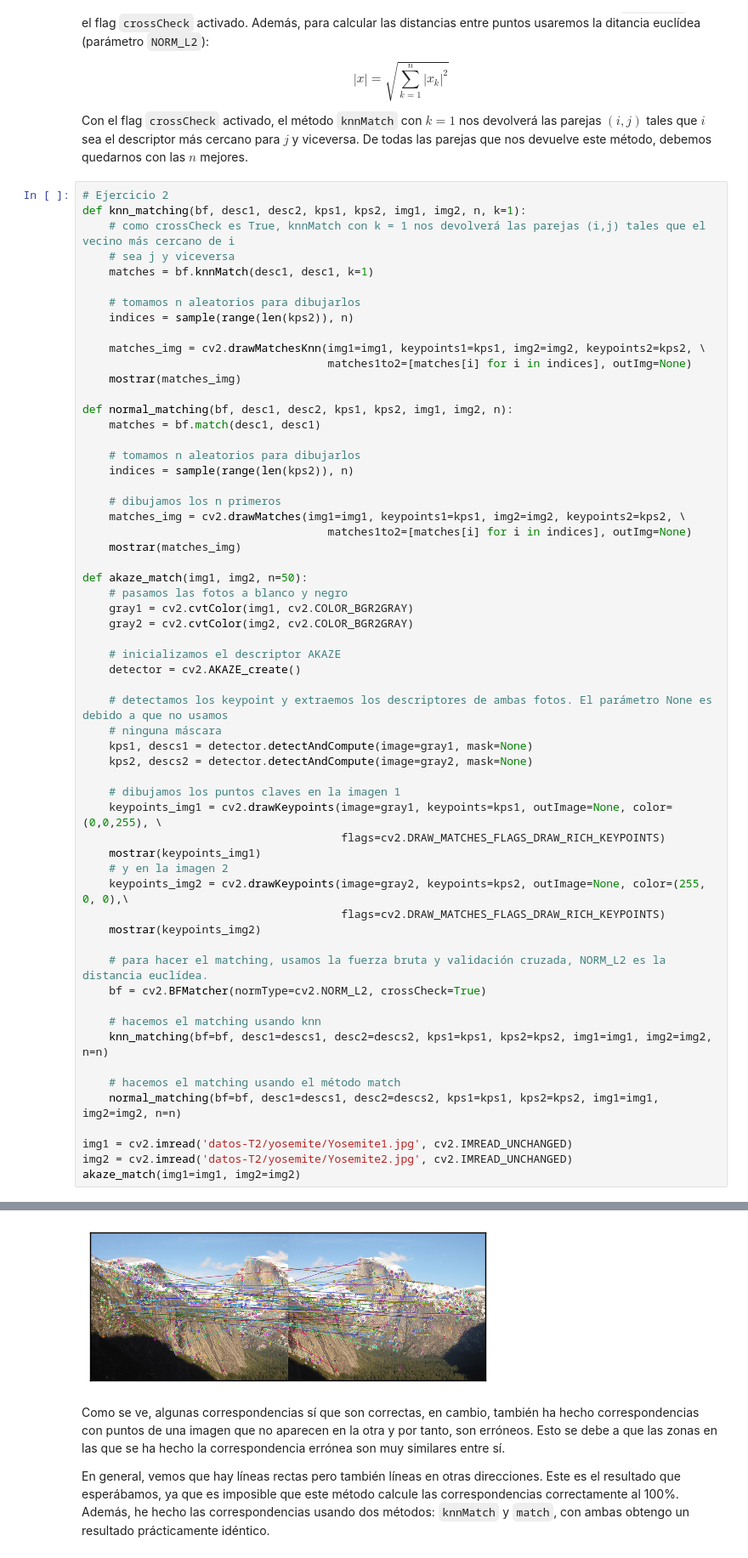
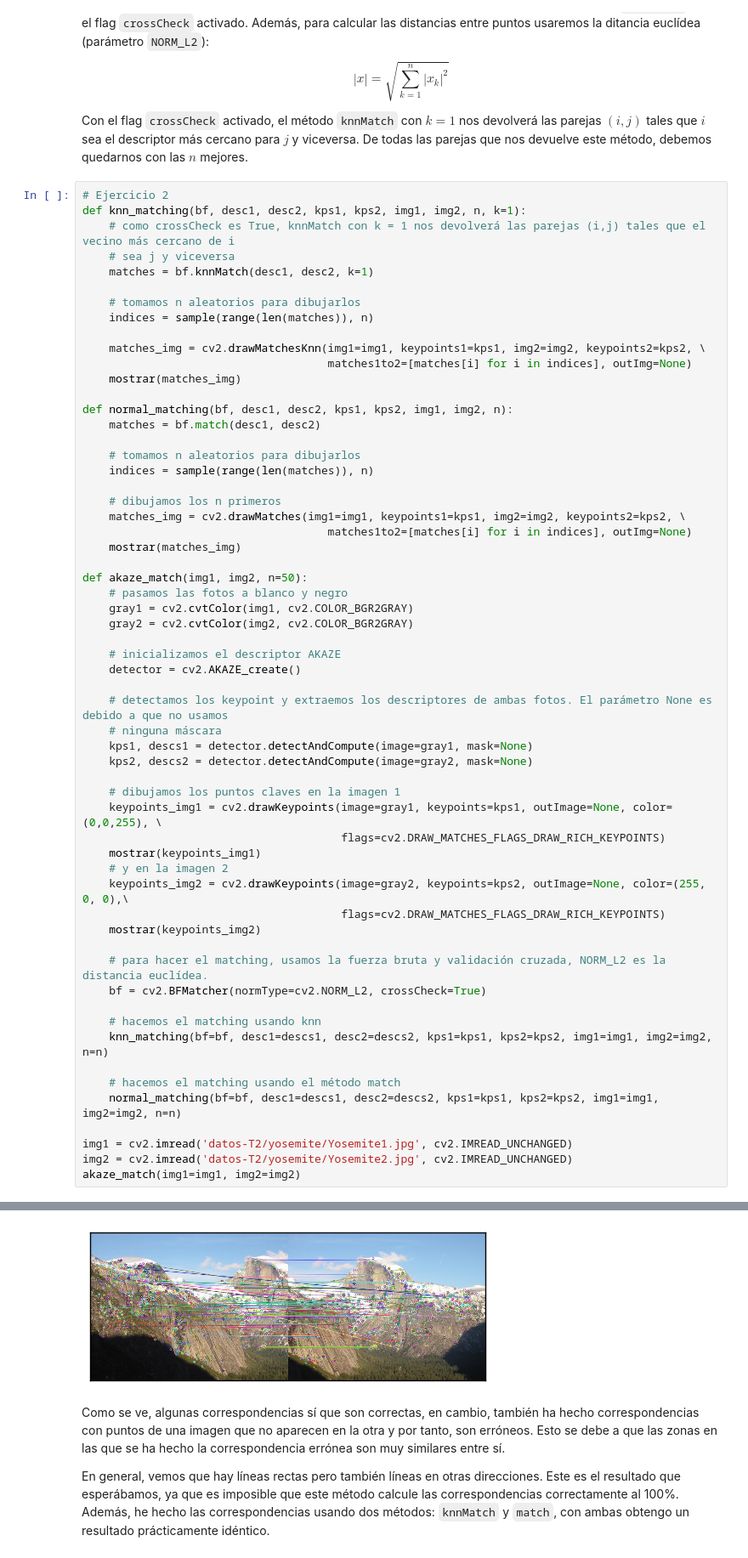
Before and after one commit to mgmacias95/Vision-por-Computador, a Jupyter notebook: P2/Visión por Computador - Práctica 2.ipynb, the cells around one changed output, grey strips where cells are left out. Shown at 85% size. Saved outputs shown, nothing was run; the diff lists cells and outputs as text.

```diff
--- a/P2/Visión por Computador - Práctica 2.ipynb
+++ b/P2/Visión por Computador - Práctica 2.ipynb
@@ -276,20 +276,20 @@ Con el flag `crossCheck` activado, el método `knnMatch` con $k=1$ nos devolver
 def knn_matching(bf, desc1, desc2, kps1, kps2, img1, img2, n, k=1):
     # como crossCheck es True, knnMatch con k = 1 nos devolverá las parejas (i,j) tales que el vecino más cercano de i
     # sea j y viceversa
-    matches = bf.knnMatch(desc1, desc1, k=1)
+    matches = bf.knnMatch(desc1, desc2, k=1)
 
     # tomamos n aleatorios para dibujarlos
-    indices = sample(range(len(kps2)), n)
+    indices = sample(range(len(matches)), n)
 
     matches_img = cv2.drawMatchesKnn(img1=img1, keypoints1=kps1, img2=img2, keypoints2=kps2, \
                                      matches1to2=[matches[i] for i in indices], outImg=None)
     mostrar(matches_img)
 
 def normal_matching(bf, desc1, desc2, kps1, kps2, img1, img2, n):
-    matches = bf.match(desc1, desc1)
+    matches = bf.match(desc1, desc2)
 
     # tomamos n aleatorios para dibujarlos
-    indices = sample(range(len(kps2)), n)
+    indices = sample(range(len(matches)), n)
 
     # dibujamos los n primeros
     matches_img = cv2.drawMatches(img1=img1, keypoints1=kps1, img2=img2, keypoints2=kps2, \
@@ -337,4 +337,4 @@ akaze_match(img1=img1, img2=img2)
-[figure, old version]
+[figure, new version]
 # %% [markdown]
 Como se ve, algunas correspondencias sí que son correctas, en cambio, también ha hecho correspondencias con puntos de una imagen que no aparecen en la otra y por tanto, son erróneos. Esto se debe a que las zonas en las que se ha hecho la correspondencia errónea son muy similares entre sí.
 
```
Also changed, not shown: parts of 1 cell of this notebook, 7 other files.
